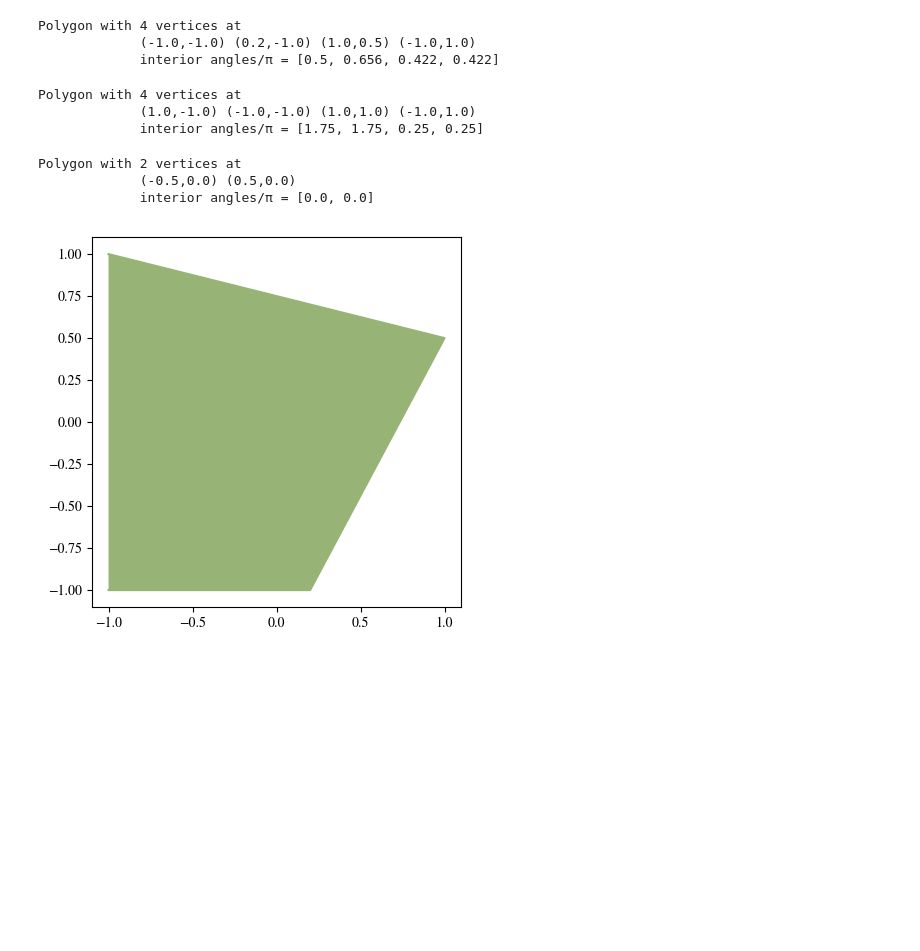
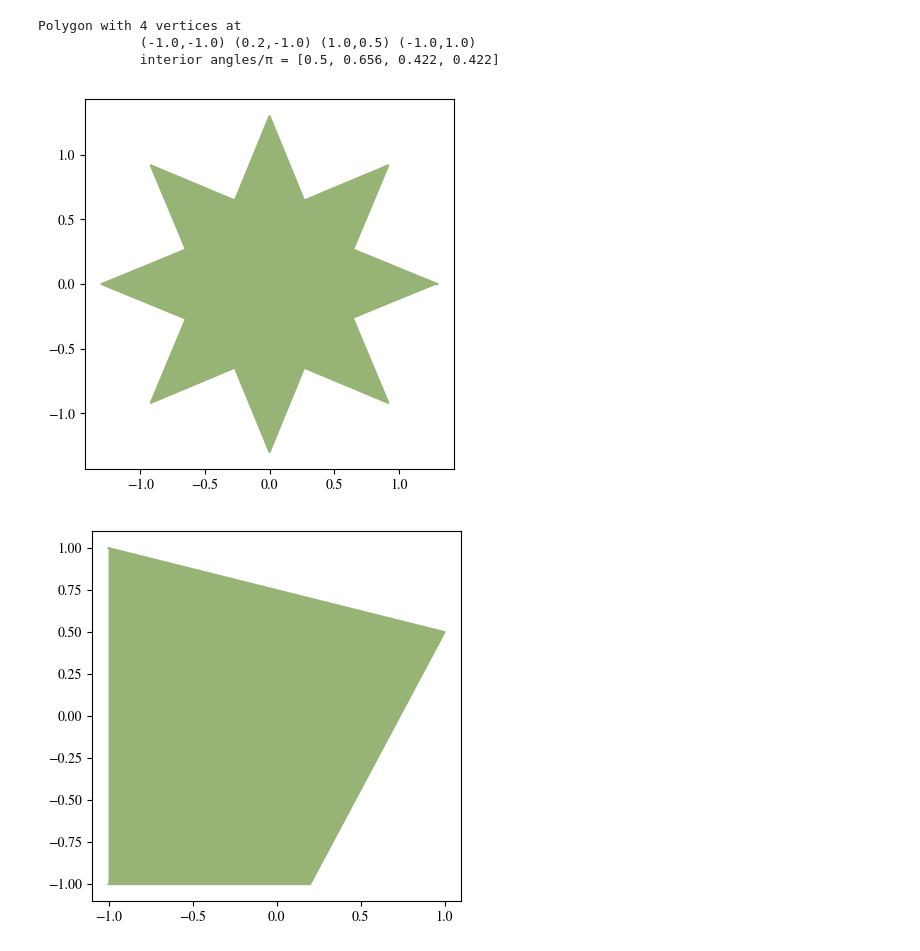
Before and after one commit to jdeldre/SchwarzChristoffel.jl, a Jupyter notebook: src/TestingSC.ipynb, the cells around one changed output. Cells and saved outputs as stored; diff of their text form; code cells hidden in the pictures; blank space fills up the shorter version.

```diff
--- a/src/TestingSC.ipynb
+++ b/src/TestingSC.ipynb
@@ -6,18 +6,14 @@ p = Polygon([-1.0,0.2,1.0,-1.0],[-1.0,-1.0,0.5,1.0])
 Polygon with 4 vertices at
              (-1.0,-1.0) (0.2,-1.0) (1.0,0.5) (-1.0,1.0)
              interior angles/π = [0.5, 0.656, 0.422, 0.422]
-# %%
-p = Polygon([-1.0-1.0im,1.0-1.0im,1.0+1.0im,-1.0+1.0im])
-# %% [output]
-Polygon with 4 vertices at
-             (1.0,-1.0) (-1.0,-1.0) (1.0,1.0) (-1.0,1.0)
-             interior angles/π = [1.75, 1.75, 0.25, 0.25]
-# %%
-p = Polygon([-0.5,0.5],[0.0,0.0])
-# %% [output]
-Polygon with 2 vertices at
-             (-0.5,0.0) (0.5,0.0)
-             interior angles/π = [0.0, 0.0]
+# %%
+n = 8; dθ = 2π/(2n)
+θ = collect(0:dθ:2π-dθ)
+w = (1+0.3cos.(n*θ)).*exp.(im*θ)
+p = Polygon(w)
+plot(p)
+# %% [output]
+[figure, added]
 # %%
 plot(p)
 # %% [output]
```
Also changed, not shown: parts of 8 cells of this notebook, 2 other files.
